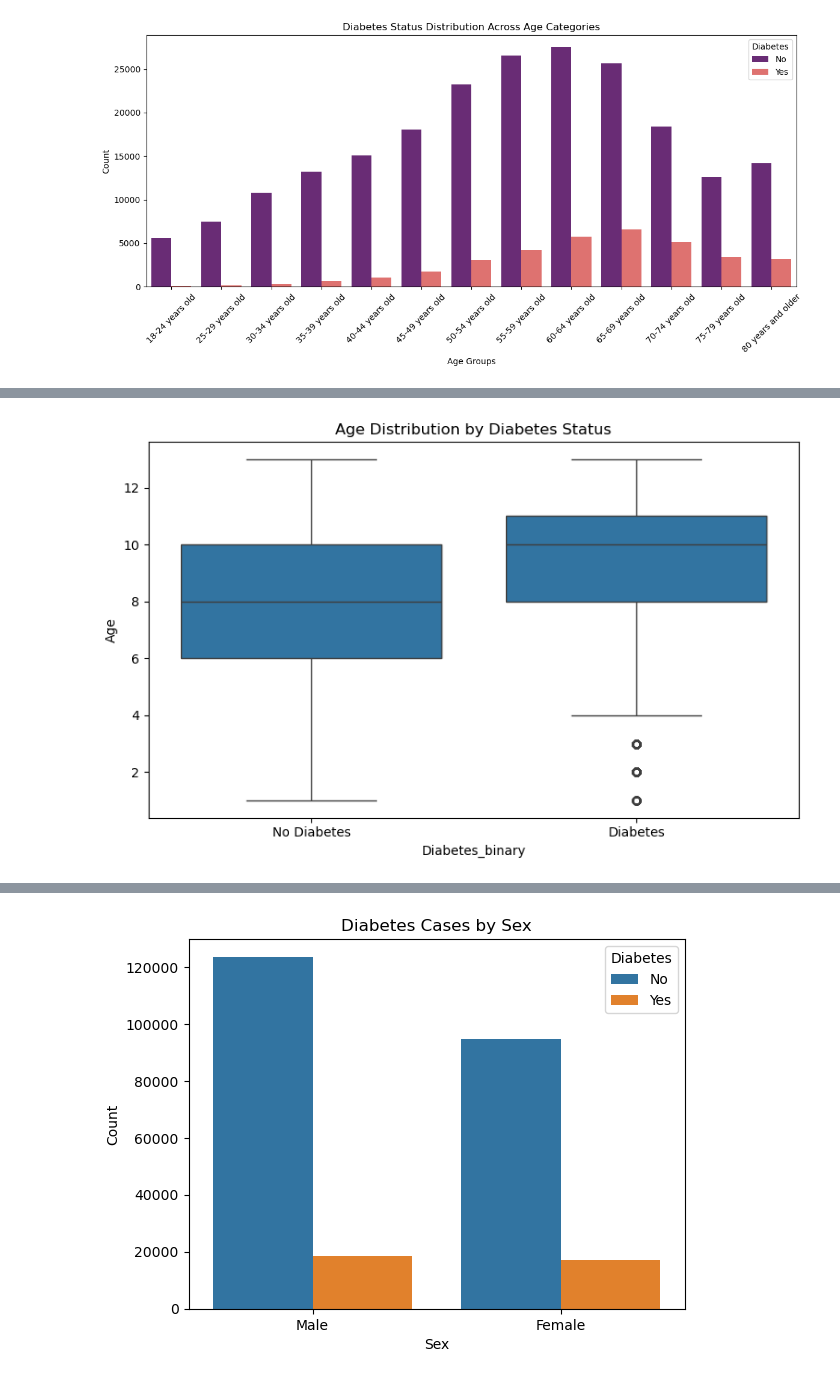
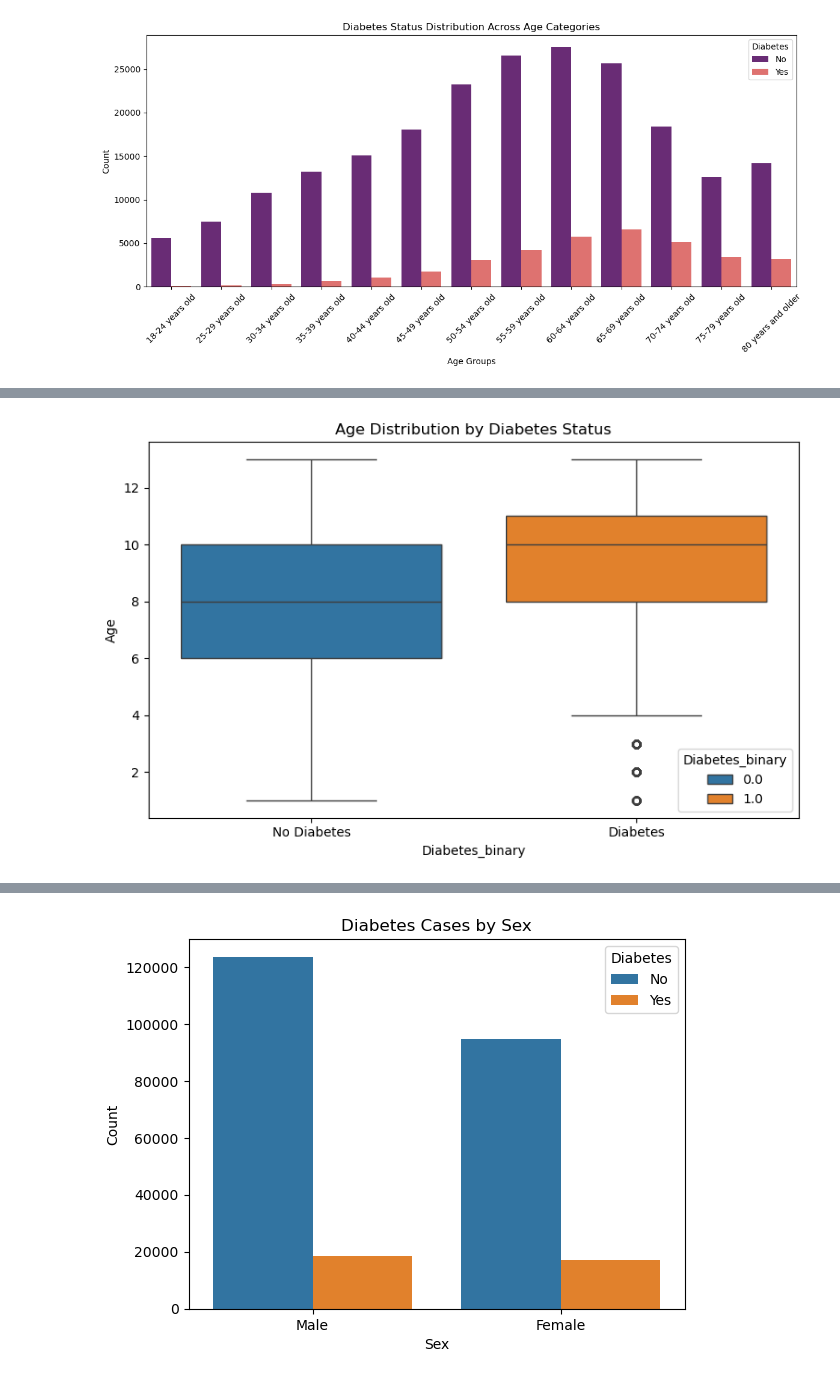
Before and after one commit to Niklauzi/cdc-diabetes-classification, a Jupyter notebook: CDC Diabetes Binary Prediction.ipynb, the cells around one changed output, grey strips where cells are left out. Cells and saved outputs as stored; diff of their text form; code cells hidden in the pictures.

```diff
--- a/CDC Diabetes Binary Prediction.ipynb
+++ b/CDC Diabetes Binary Prediction.ipynb
@@ -245,15 +271,14 @@ plt.show()
 # %%
 # Age Distribution
 
 plt.figure(figsize=(15, 5))
 plt.subplot(1, 2, 2)
-sns.boxplot(data=df, x='Diabetes_binary', y='Age')
+sns.boxplot(data=df, x='Diabetes_binary', y='Age', hue='Diabetes_binary')
 plt.title('Age Distribution by Diabetes Status')
 
-# Replacing numerical Sex labels with 'Male' and 'Female'
+plt.xticks([0, 1], ['No Diabetes', 'Diabetes'])
 
-plt.xticks([0, 1], ['No Diabetes', 'Diabetes'])
 plt.tight_layout()
 plt.show()
 # %% [output]
-[figure, old version]
+[figure, new version]
```
Also changed, not shown: parts of 75 cells of this notebook.
